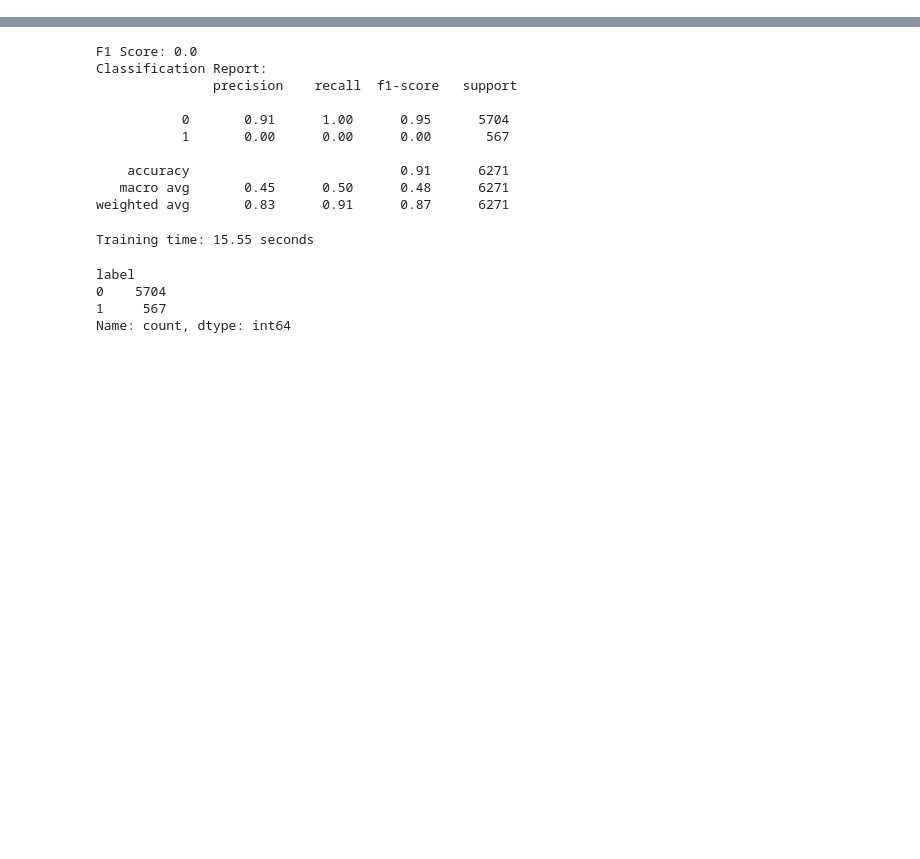
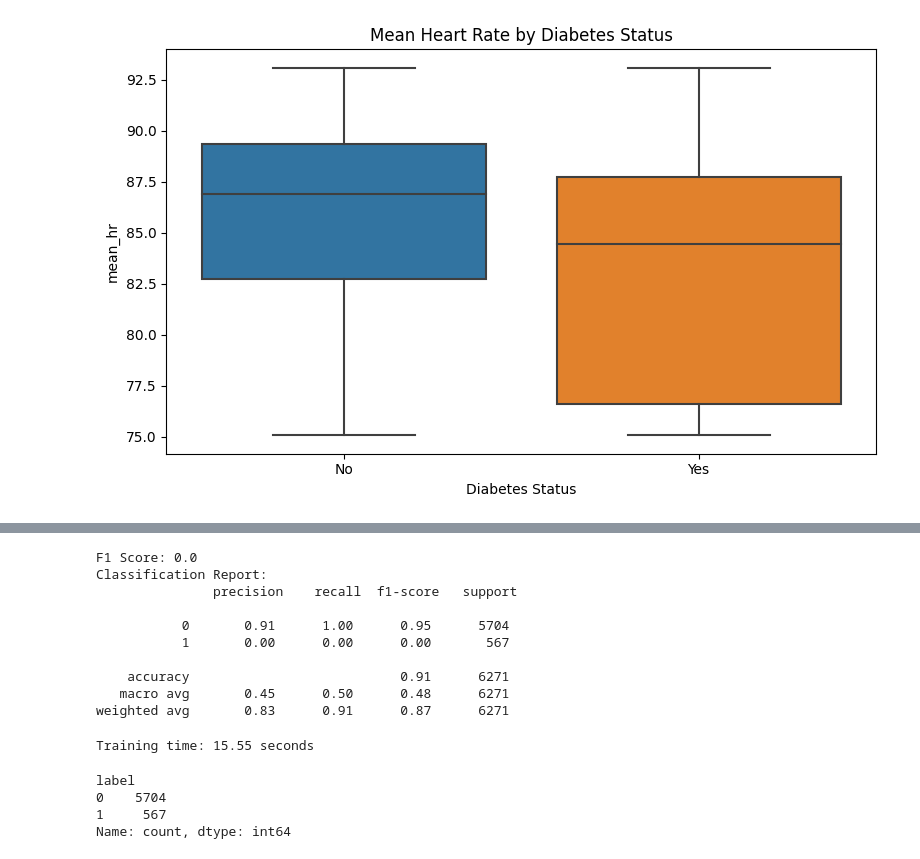
Before and after one commit to willsonr8/CAP4770-Project, a Jupyter notebook: Notebook.ipynb, the cells around one changed output, grey strips where cells are left out. Saved outputs shown, nothing was run; the diff lists cells and outputs as text; code cells hidden in the pictures; blank space fills up the shorter version.

```diff
--- a/Notebook.ipynb
+++ b/Notebook.ipynb
@@ -643,0 +510,4 @@ X_train, X_test, y_train, y_test = train_test_split(
+# %%
+plot_feature_by_diabetes(synthetic_nhanes, 'mean_hr', 'Mean Heart Rate by Diabetes Status')
+# %% [output]
+[figure, added]
```
Also changed, not shown: parts of 54 cells of this notebook.
